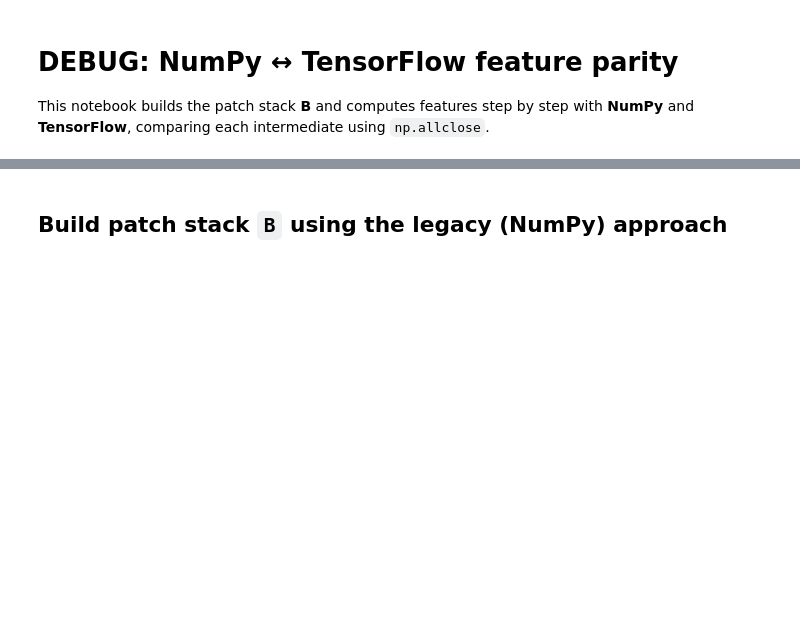
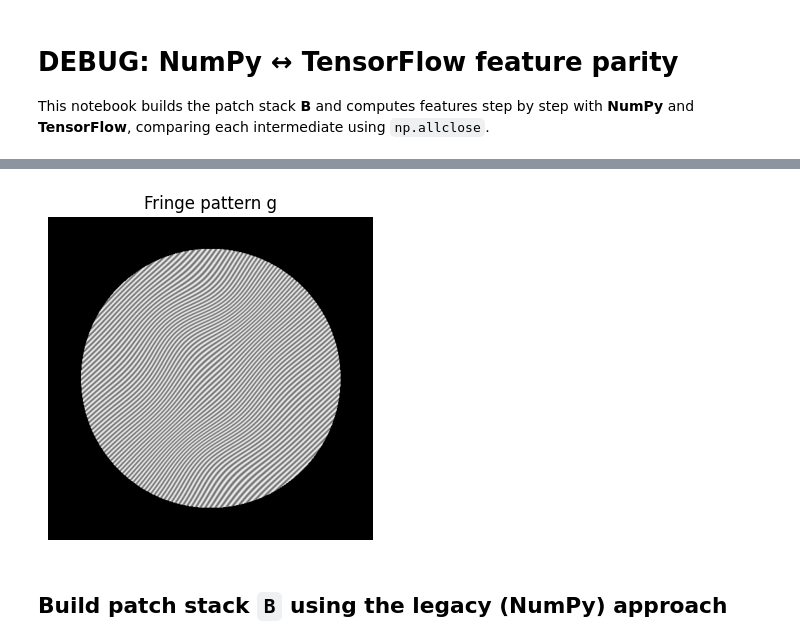
Before and after one commit to juaquiro/68_LensPMD25_INFORME-OM4M007, a Jupyter notebook: Python_src/DEBUG_Predict_TF_SpatialFreqs.ipynb, the cells around one changed output, grey strips where cells are left out. Saved outputs shown, nothing was run; the diff lists cells and outputs as text; code cells hidden in the pictures; blank space fills up the shorter version.

```diff
--- a/Python_src/DEBUG_Predict_TF_SpatialFreqs.ipynb
+++ b/Python_src/DEBUG_Predict_TF_SpatialFreqs.ipynb
@@ -22,0 +6,19 @@ M_ROI = np.ones_like(g, dtype=bool)
+# %%
+# --- Setup ---
+# %pip install tensorflow==2.16.* scikit-learn==1.4.* pandas openpyxl matplotlib scipy
+
+import numpy as np
+import pandas as pd
+import matplotlib.pyplot as plt
+from pathlib import Path
+import numpy as np
+import tensorflow as tf
+from ml_spatialfreq_utils import (
+    TrainedModelTF, DBInfo, synth_fringe, peaks, calc_feature_batch
+)
+
+from ml_spatialfreq_utils_GPU import tf_calc_feature_batch
+
+plt.rcParams["figure.figsize"] = (5.5, 4.2)
+
+print('Imports OK')
@@ -22,0 +77,18 @@ M_ROI = np.ones_like(g, dtype=bool)
+# %%
+
+# --- Build or load a test fringe pattern (like the MATLAB script) ---
+NR, NC = 511, 512
+y, x = np.mgrid[0:NR, 0:NC]
+y=y-0.5*NR; x=x-0.5*NC
+R=0.4*NR
+
+# M_ROI = np.ones_like(g, dtype=bool)  # full image ROI
+M_ROI = np.abs(x + 1j*y)<R
+
+w0_x, w0_y = np.pi/4, np.pi/4
+psi = 3*peaks(NR, NC)
+g, w_phi, phi_x, phi_y, theta = synth_fringe(NR, NC, w0_x, w0_y, psi, modulation=50, background=128, noise_std=2, return_maps=True)
+
+plt.figure(); plt.imshow(g*M_ROI, cmap='gray'); plt.title('Fringe pattern g'); plt.axis('off'); plt.show()
+# %% [output]
+[figure, added]
```
Also changed, not shown: parts of 23 cells of this notebook, 3 other files.
